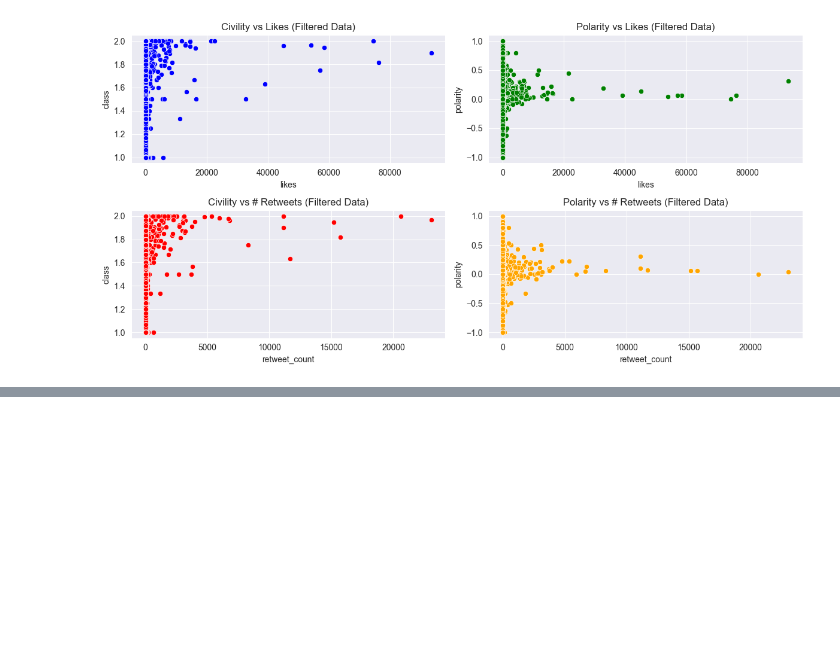
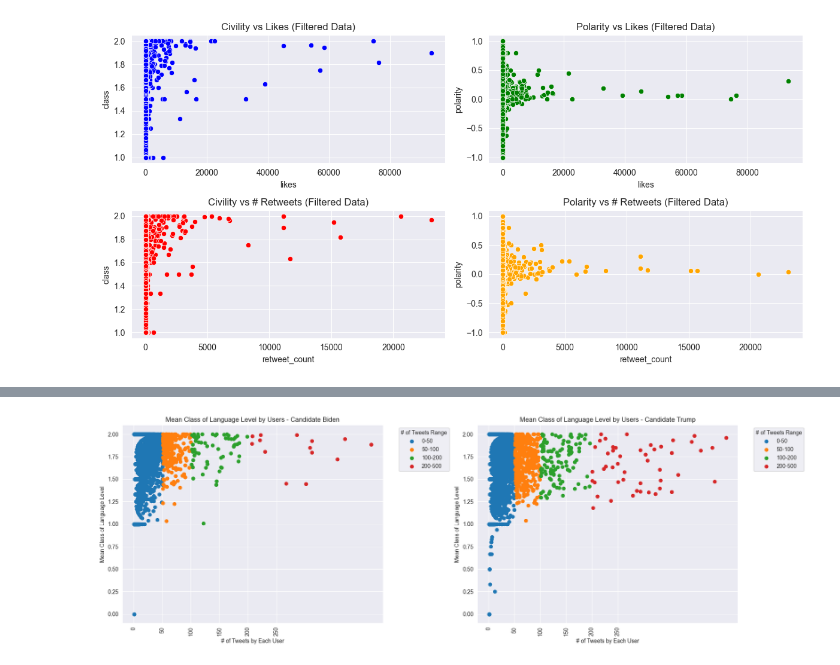
Before and after one commit to GhazaleZe/Political-Polarization-in-Comments, a Jupyter notebook: biden_final.ipynb, the cells around one changed output, grey strips where cells are left out. Cells and saved outputs as stored; diff of their text form; code cells hidden in the pictures; blank space fills up the shorter version.

```diff
--- a/biden_final.ipynb
+++ b/biden_final.ipynb
@@ -462,0 +544,38 @@ plt.show()
+# %%
+ranges = [(0, 50), (50, 100), (100, 200), (200, 500)]
+
+# Create a single figure
+fig, (ax1, ax2) = plt.subplots(1, 2, figsize=(18, 6))
+
+# Iterate over ranges for Biden
+for start, end in ranges:
+    biden_OL_filter = biden_OL[(biden_OL['cleantext'] > start) & (biden_OL['cleantext'] <= end)]
+    ax1.scatter(biden_OL_filter['cleantext'], biden_OL_filter['class'], label=f'{start}-{end}')
+
+# Add labels and title for Biden
+ax1.set_xlabel('# of Tweets by Each User')
+ax1.set_ylabel('Mean Class of Language Level')
+ax1.set_title('Mean Class of Language Level by Users - Candidate Biden')
+ax1.set_xticks(range(0, 300, 50))
+ax1.legend(title='# of Tweets Range', bbox_to_anchor=(1.05, 1), loc='upper left')
+ax1.tick_params(axis='x', rotation=90)
+
+# Iterate over ranges for Trump
+for start, end in ranges:
+    trump_OL_filter = trump_OL[(trump_OL['cleantext'] > start) & (trump_OL['cleantext'] <= end)]
+    ax2.scatter(trump_OL_filter['cleantext'], trump_OL_filter['class'], label=f'{start}-{end}')
+
+# Add labels and title for Trump
+ax2.set_xlabel('# of Tweets by Each User')
+ax2.set_ylabel('Mean Class of Language Level')
+ax2.set_title('Mean Class of Language Level by Users - Candidate Trump')
+ax2.set_xticks(range(0, 300, 50))
+ax2.legend(title='# of Tweets Range', bbox_to_anchor=(1.05, 1), loc='upper left')
+ax2.tick_params(axis='x', rotation=90)
+
+plt.tight_layout()
+plt.savefig('MeanClassLanguageLevel_Biden_Trump_SideBySide.png',dpi=300)
+# Show plot
+plt.show()
+# %% [output]
+[figure, added]
```
Also changed, not shown: parts of 8 cells of this notebook, 3 other files.
